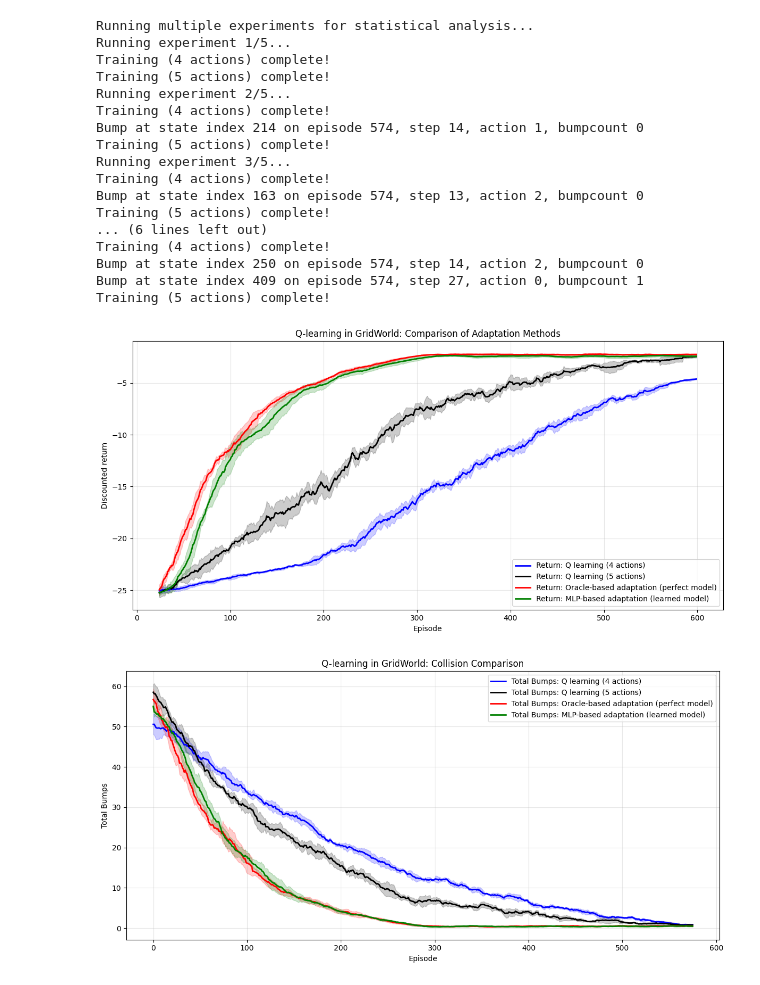
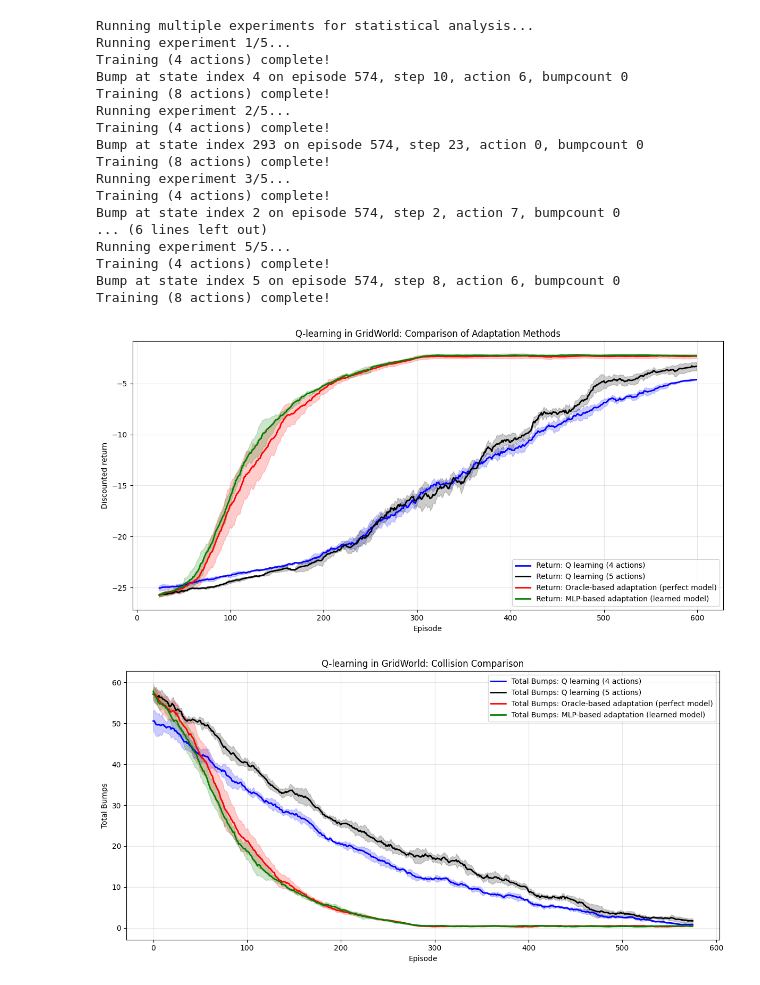
Before and after one commit to thongds/paper, a Jupyter notebook: deterministic_trans/main.ipynb, the cells around one changed output. Saved outputs shown, nothing was run; the diff lists cells and outputs as text; code cells hidden in the pictures.

Commit message:
save 8 actions

```diff
--- a/deterministic_trans/main.ipynb
+++ b/deterministic_trans/main.ipynb
@@ -27,8 +27,8 @@ grid_world = GridWorld(
 )
 
 def oracle_model(s, action):
-    """Oracle model that predicts the next state for diagonal actions (4-7)"""
-    s_model_next, r_model, done_model = grid_world.step(grid_world.from_index(s), action, ACTIONS_5)
+    """Oracle model that predicts the next state for all 8 actions (including diagonal actions 4-7)"""
+    s_model_next, r_model, done_model = grid_world.step(grid_world.from_index(s), action, ACTIONS_8)
     return s_model_next
 # %%
   # 1. Q-learning with 4 actions
@@ -42,8 +42,8 @@ Visualizer.render_policy(policy4, N_ROWS, N_COLS, WALLS, START, GOAL)
 Visualizer.print_value_grid(agent_plain_4_action.Q, N_ROWS, N_COLS)
 
 # 3. Oracle Q-learning with 5 actions
-oracle_agent_run = OracleQLearningAgent(grid_world, 5, base_q_table = copy.deepcopy(agent_plain_4_action.Q), seed=42)
-oracle_agent_run.train_with_oracle(ACTIONS_5, epsilon_greedy, oracle_model)
+oracle_agent_run = OracleQLearningAgent(grid_world, len(ACTIONS_8), base_q_table = copy.deepcopy(agent_plain_4_action.Q), seed=42)
+oracle_agent_run.train_with_oracle(ACTIONS_8, epsilon_greedy, oracle_model)
 oracle_results_run = oracle_agent_run.get_results(moving_average)
 # ----------------------------------------
 policy5 = Visualizer.derive_policy(oracle_agent_run.Q, N_ROWS, N_COLS)
@@ -103,20 +103,24 @@ def run_multiple_experiments(n_runs=5, base_seed=123):
         all_bumps4.append(results_plain['bumps'])
 
         # 4. MLP Q-learning with learned model
-        mlp_agent = MLPQLearningAgent(grid_world = grid_world, n_actions = 5, episodes = EPISODES, base_q_table=copy.deepcopy(agent_plain_4_action.Q), seed=current_seed)
-        mlp_agent.train_with_learned_model(ACTIONS_5, epsilon_greedy, copy.deepcopy(agent_plain_4_action.Q))
+        mlp_agent = MLPQLearningAgent(grid_world = grid_world, n_actions = len(ACTIONS_8), episodes = EPISODES,
+                                      base_q_table=copy.deepcopy(agent_plain_4_action.Q), seed=current_seed)
+        mlp_agent.train_with_learned_model(ACTIONS_8, epsilon_greedy)
         mlp_results = mlp_agent.get_results(moving_average)
         all_returns5mlp.append(mlp_results['returns'])
         all_bumps5mlp.append(mlp_results['bumps'])
 
-        oracle_agent_run = OracleQLearningAgent(grid_world = grid_world, n_actions = 5, episodes = EPISODES, base_q_table=copy.deepcopy(agent_plain_4_action.Q), seed=current_seed)
-        oracle_agent_run.train_with_oracle(ACTIONS_5, epsilon_greedy, oracle_model)
+        oracle_agent_run = OracleQLearningAgent(grid_world = grid_world, n_actions = len(ACTIONS_8),
+                                                episodes = EPISODES, base_q_table=copy.deepcopy(agent_plain_4_action.Q),
+                                                seed=current_seed)
+
+        oracle_agent_run.train_with_oracle(ACTIONS_8, epsilon_greedy, oracle_model)
         oracle_results_run = oracle_agent_run.get_results(moving_average)
         all_returns5oracle.append(oracle_results_run['returns'])
         all_bumps5oracle.append(oracle_results_run['bumps'])
 
-        agent_plain = QLearningAgent(grid_world = grid_world, n_actions = 5, episodes = EPISODES, seed=current_seed)
-        agent_plain.train(ACTIONS_5, epsilon_greedy)
+        agent_plain = QLearningAgent(grid_world = grid_world, n_actions = len(ACTIONS_8), episodes = EPISODES, seed=current_seed)
+        agent_plain.train(ACTIONS_8, epsilon_greedy)
         results_plain = agent_plain.get_results(moving_average)
         all_returns5plain.append(results_plain['returns'])
         all_bumps5plain.append(results_plain['bumps'])
@@ -211,40 +215,40 @@ def plot_with_shaded_errors(stats, figsize=(12, 6)):
         std_vals = stats['bumps'][method_key]['std']
         x_vals = np.arange(len(mean_vals))
 
         # Plot mean line
         plt.plot(x_vals, mean_vals, color=color, label=f'Total Bumps: {label}', linewidth=2)
 
         # Plot shaded error region (mean ± std)
         plt.fill_between(x_vals, mean_vals - std_vals, mean_vals + std_vals,
                         color=color, alpha=0.2)
 
     plt.xlabel('Episode')
     plt.ylabel('Total Bumps')
     plt.title('Q-learning in GridWorld: Collision Comparison')
     plt.legend()
     plt.grid(True, alpha=0.3)
     plt.tight_layout()
     plt.show()
 
 # Plot the results with shaded error bars
 plot_with_shaded_errors(stats)
 # %% [output]
 Running multiple experiments for statistical analysis...
 Running experiment 1/5...
 Training (4 actions) complete!
-Training (5 actions) complete!
+Bump at state index 4 on episode 574, step 10, action 6, bumpcount 0
+Training (8 actions) complete!
 Running experiment 2/5...
 Training (4 actions) complete!
-Bump at state index 214 on episode 574, step 14, action 1, bumpcount 0
-Training (5 actions) complete!
+Bump at state index 293 on episode 574, step 23, action 0, bumpcount 0
+Training (8 actions) complete!
 Running experiment 3/5...
 Training (4 actions) complete!
-Bump at state index 163 on episode 574, step 13, action 2, bumpcount 0
-Training (5 actions) complete!
+Bump at state index 2 on episode 574, step 2, action 7, bumpcount 0
 ... (6 lines left out)
+Running experiment 5/5...
 Training (4 actions) complete!
-Bump at state index 250 on episode 574, step 14, action 2, bumpcount 0
-Bump at state index 409 on episode 574, step 27, action 0, bumpcount 1
-Training (5 actions) complete!
+Bump at state index 5 on episode 574, step 8, action 6, bumpcount 0
+Training (8 actions) complete!
-[figure, old version]
+[figure, new version]
-[figure, old version]
+[figure, new version]
```
Also changed, not shown: parts of 1 cell of this notebook, 3 other files.
